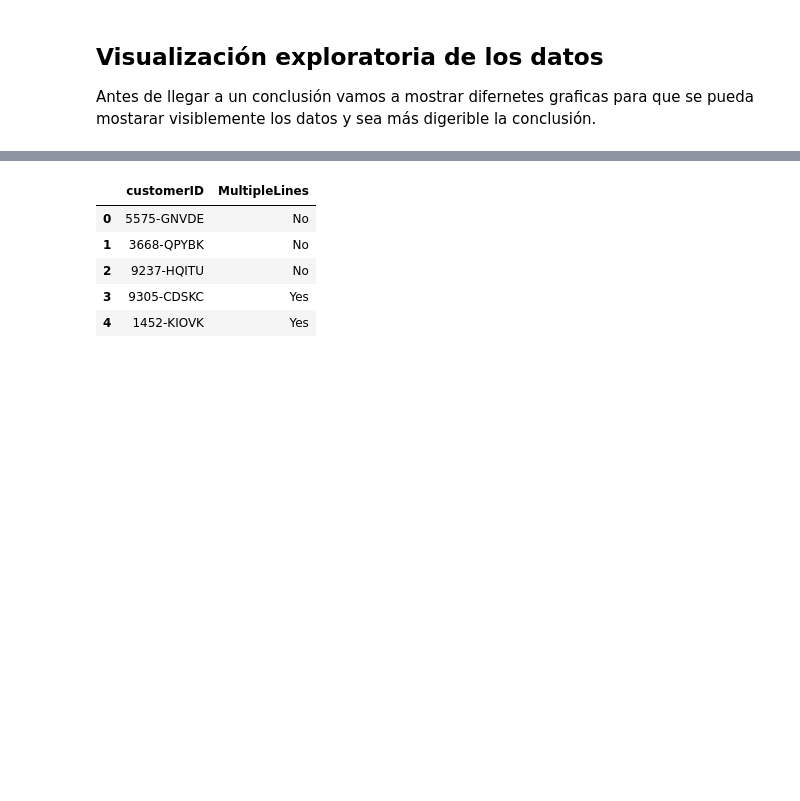
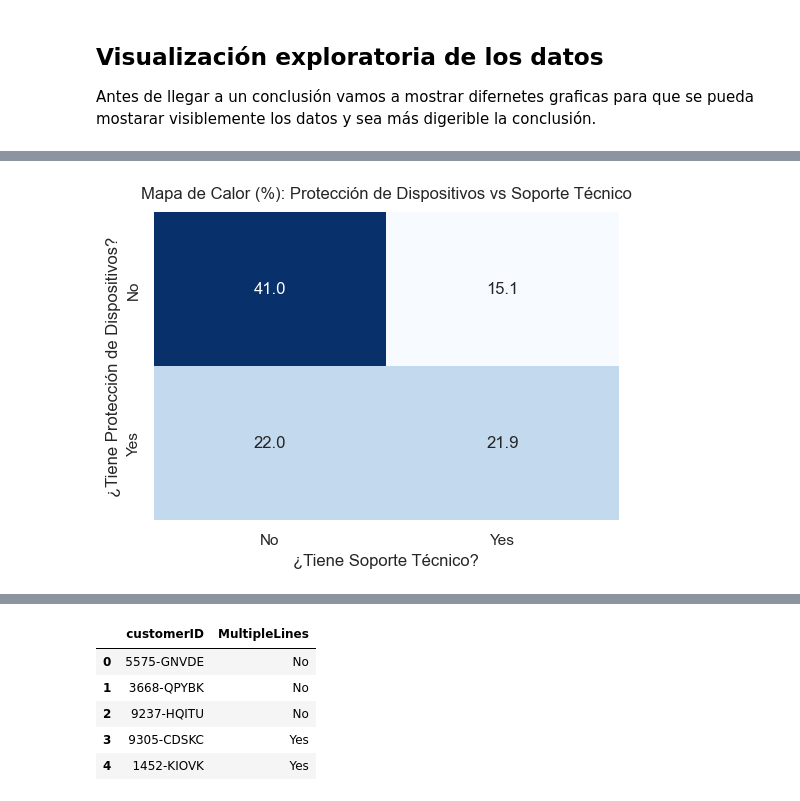
Before and after one commit to Hpaz96/Servicios-de-Interconnect, a Jupyter notebook: notebooks/02_modelo_final.ipynb, the cells around one changed output, grey strips where cells are left out. Saved outputs shown, nothing was run; the diff lists cells and outputs as text; code cells hidden in the pictures; blank space fills up the shorter version.

```diff
--- a/notebooks/02_modelo_final.ipynb
+++ b/notebooks/02_modelo_final.ipynb
@@ -737,0 +797,15 @@ Antes de llegar a un conclusión vamos a mostrar difernetes graficas para que se
+# %%
+# Crear una tabla cruzada (contingencia) con porcentajes
+tabla_cruzada = pd.crosstab(internet['DeviceProtection'], internet['TechSupport'], normalize='all') * 100
+
+# Graficar la matriz de calor
+plt.figure(figsize=(6, 4))
+sns.heatmap(tabla_cruzada, annot=True, fmt=".1f", cmap='Blues', cbar=False)
+
+plt.title('Mapa de Calor (%): Protección de Dispositivos vs Soporte Técnico', fontsize=12, pad=10)
+plt.xlabel('¿Tiene Soporte Técnico?')
+plt.ylabel('¿Tiene Protección de Dispositivos?')
+
+plt.show()
+# %% [output]
+[figure, added]
```
Also changed, not shown: parts of 29 cells of this notebook.
